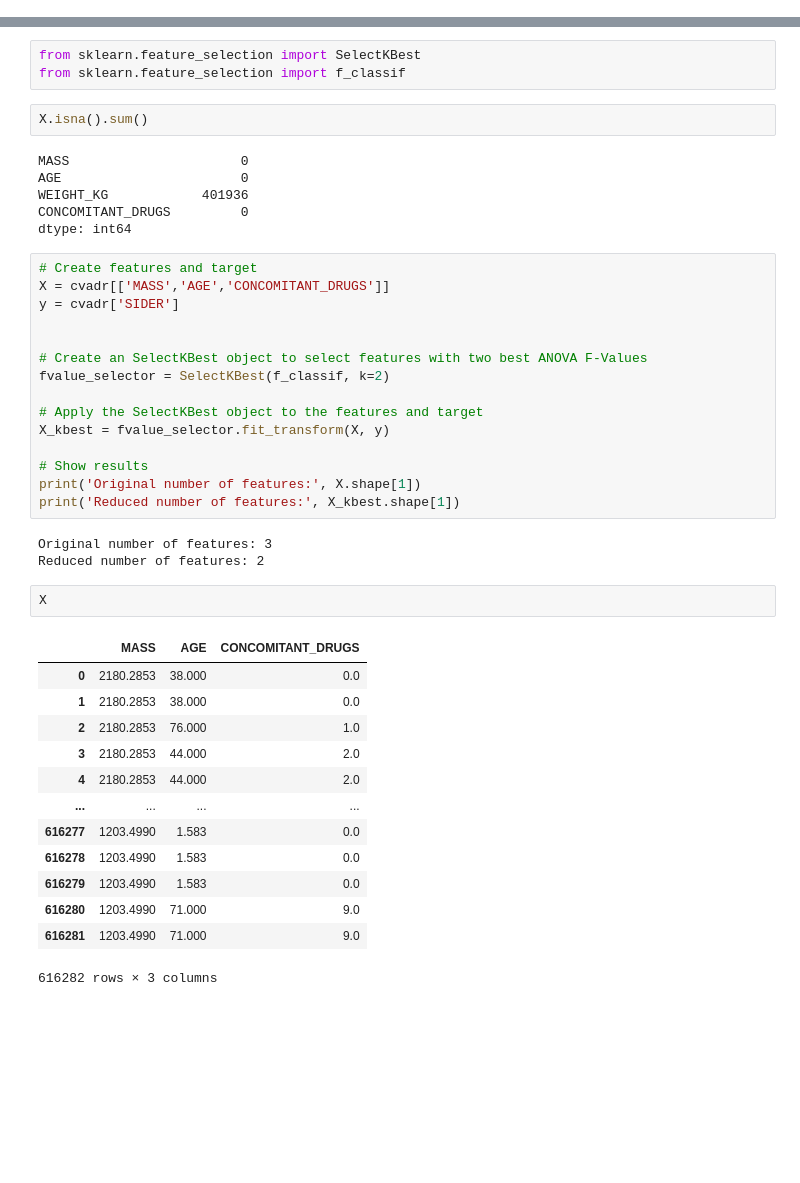
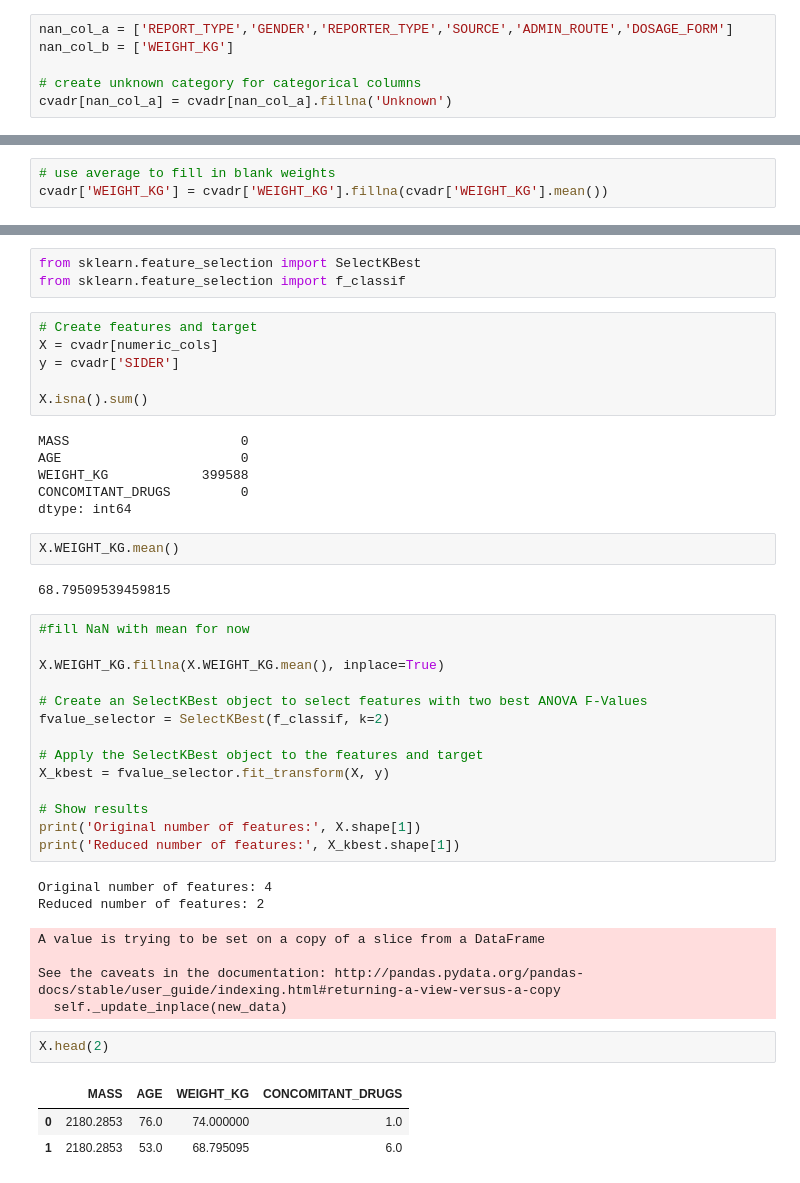
Before and after one commit to laetitiatam/ckme136, a Jupyter notebook: Explore CVADR.ipynb, the cells around one changed output, grey strips where cells are left out. Cells and saved outputs as stored; diff of their text form; blank space fills up the shorter version.

```diff
--- a/Explore CVADR.ipynb
+++ b/Explore CVADR.ipynb
@@ -106,0 +93,6 @@ desc_stats_numeric
+# %%
+nan_col_a = ['REPORT_TYPE','GENDER','REPORTER_TYPE','SOURCE','ADMIN_ROUTE','DOSAGE_FORM']
+nan_col_b = ['WEIGHT_KG']
+
+# create unknown category for categorical columns
+cvadr[nan_col_a] = cvadr[nan_col_a].fillna('Unknown')
@@ -107,2 +120,5 @@ desc_stats_numeric
+# %%
+# use average to fill in blank weights
+cvadr['WEIGHT_KG'] = cvadr['WEIGHT_KG'].fillna(cvadr['WEIGHT_KG'].mean())
 # %% [markdown]
 ### Univariate Plots
@@ -995,19 +791,26 @@ result_df[result_df['p']>0.05]
 # %%
 from sklearn.feature_selection import SelectKBest
 from sklearn.feature_selection import f_classif
-# %%
-X.isna().sum()
-# %% [output]
-MASS                      0
-AGE                       0
-WEIGHT_KG            401936
-CONCOMITANT_DRUGS         0
-dtype: int64
+# %%
+# Create features and target
+X = cvadr[numeric_cols]
+y = cvadr['SIDER']
+
+X.isna().sum()
+# %% [output]
+MASS                      0
+AGE                       0
+WEIGHT_KG            399588
+CONCOMITANT_DRUGS         0
+dtype: int64
+# %%
+X.WEIGHT_KG.mean()
+# %% [output]
+68.79509539459815
 # %%
-# Create features and target
-X = cvadr[['MASS','AGE','CONCOMITANT_DRUGS']]
-y = cvadr['SIDER']
+#fill NaN with mean for now
 
+X.WEIGHT_KG.fillna(X.WEIGHT_KG.mean(), inplace=True)
 
 # Create an SelectKBest object to select features with two best ANOVA F-Values
 fvalue_selector = SelectKBest(f_classif, k=2)
@@ -1019,21 +822,15 @@ X_kbest = fvalue_selector.fit_transform(X, y)
 print('Original number of features:', X.shape[1])
 print('Reduced number of features:', X_kbest.shape[1])
 # %% [output]
-Original number of features: 3
+Original number of features: 4
 Reduced number of features: 2
+A value is trying to be set on a copy of a slice from a DataFrame
+
+See the caveats in the documentation: http://pandas.pydata.org/pandas-docs/stable/user_guide/indexing.html#returning-a-view-versus-a-copy
+  self._update_inplace(new_data)
 # %%
-X
+X.head(2)
 # %% [output]
-|  | MASS | AGE | CONCOMITANT_DRUGS |
-| 0 | 2180.2853 | 38.000 | 0.0 |
-| 1 | 2180.2853 | 38.000 | 0.0 |
-| 2 | 2180.2853 | 76.000 | 1.0 |
-| 3 | 2180.2853 | 44.000 | 2.0 |
-| 4 | 2180.2853 | 44.000 | 2.0 |
-| ... | ... | ... | ... |
-| 616277 | 1203.4990 | 1.583 | 0.0 |
-| 616278 | 1203.4990 | 1.583 | 0.0 |
-| 616279 | 1203.4990 | 1.583 | 0.0 |
-| 616280 | 1203.4990 | 71.000 | 9.0 |
-| 616281 | 1203.4990 | 71.000 | 9.0 |
+|  | MASS | AGE | WEIGHT_KG | CONCOMITANT_DRUGS |
+| 0 | 2180.2853 | 76.0 | 74.000000 | 1.0 |
+| 1 | 2180.2853 | 53.0 | 68.795095 | 6.0 |
-616282 rows × 3 columns
```
Also changed, not shown: parts of 47 cells of this notebook.
